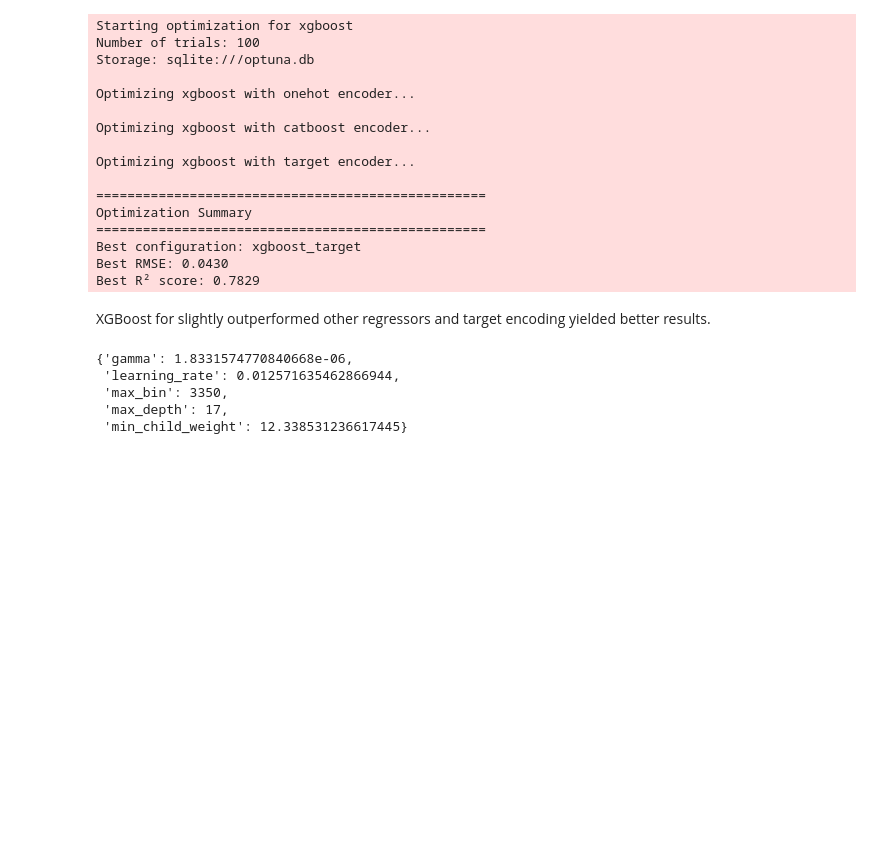
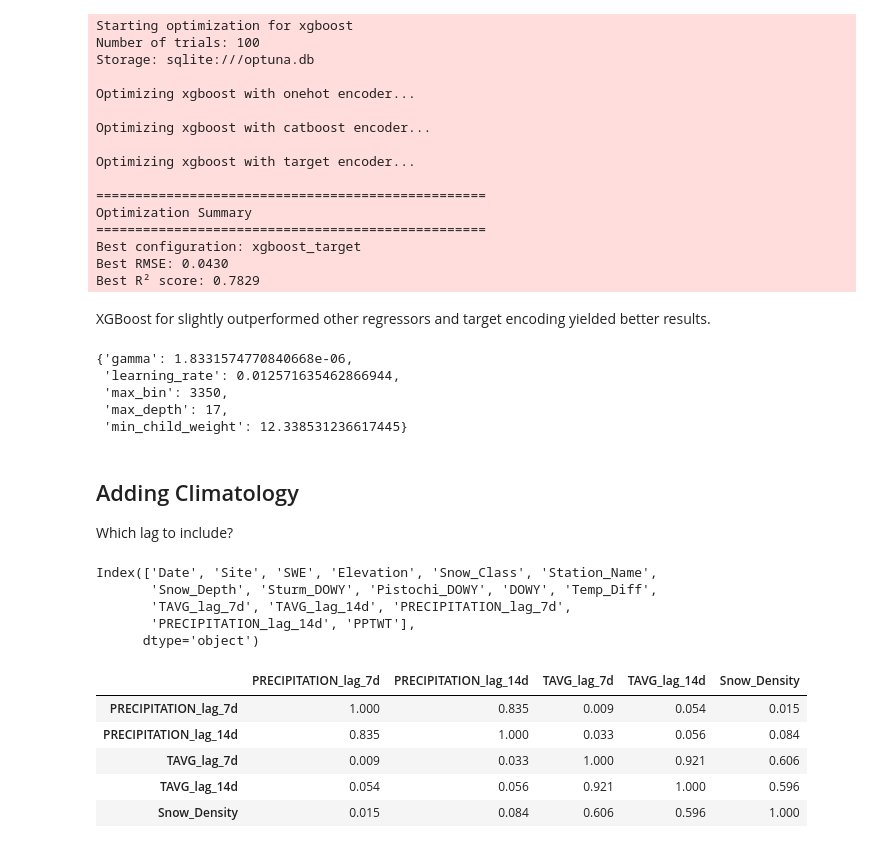
Before and after one commit to cryogars/density-models, a Jupyter notebook: experiments/04_hyperparameter_tuning.ipynb, the cells around one changed output. Cells and saved outputs as stored; diff of their text form; code cells hidden in the pictures; blank space fills up the shorter version.

```diff
--- a/experiments/04_hyperparameter_tuning.ipynb
+++ b/experiments/04_hyperparameter_tuning.ipynb
@@ -447,3 +447,30 @@ results['xgboost_target']['best_params']
  'max_bin': 3350,
  'max_depth': 17,
  'min_child_weight': 12.338531236617445}
+# %% [markdown]
+## Adding Climatology
+
+Which lag to include?
+# %%
+X_train.columns
+# %% [output]
+Index(['Date', 'Site', 'SWE', 'Elevation', 'Snow_Class', 'Station_Name',
+       'Snow_Depth', 'Sturm_DOWY', 'Pistochi_DOWY', 'DOWY', 'Temp_Diff',
+       'TAVG_lag_7d', 'TAVG_lag_14d', 'PRECIPITATION_lag_7d',
+       'PRECIPITATION_lag_14d', 'PPTWT'],
+      dtype='object')
+# %%
+(
+    X_train
+    .assign(Snow_Density=y_train)
+    .filter(items=['PRECIPITATION_lag_7d', 'PRECIPITATION_lag_14d', 'TAVG_lag_7d', 'TAVG_lag_14d', 'Snow_Density'])
+    .corr()
+    .round(3)
+)
+# %% [output]
+|  | PRECIPITATION_lag_7d | PRECIPITATION_lag_14d | TAVG_lag_7d | TAVG_lag_14d | Snow_Density |
+| PRECIPITATION_lag_7d | 1.000 | 0.835 | 0.009 | 0.054 | 0.015 |
+| PRECIPITATION_lag_14d | 0.835 | 1.000 | 0.033 | 0.056 | 0.084 |
+| TAVG_lag_7d | 0.009 | 0.033 | 1.000 | 0.921 | 0.606 |
+| TAVG_lag_14d | 0.054 | 0.056 | 0.921 | 1.000 | 0.596 |
+| Snow_Density | 0.015 | 0.084 | 0.606 | 0.596 | 1.000 |
```
Also changed, not shown: parts of 8 cells of this notebook.
